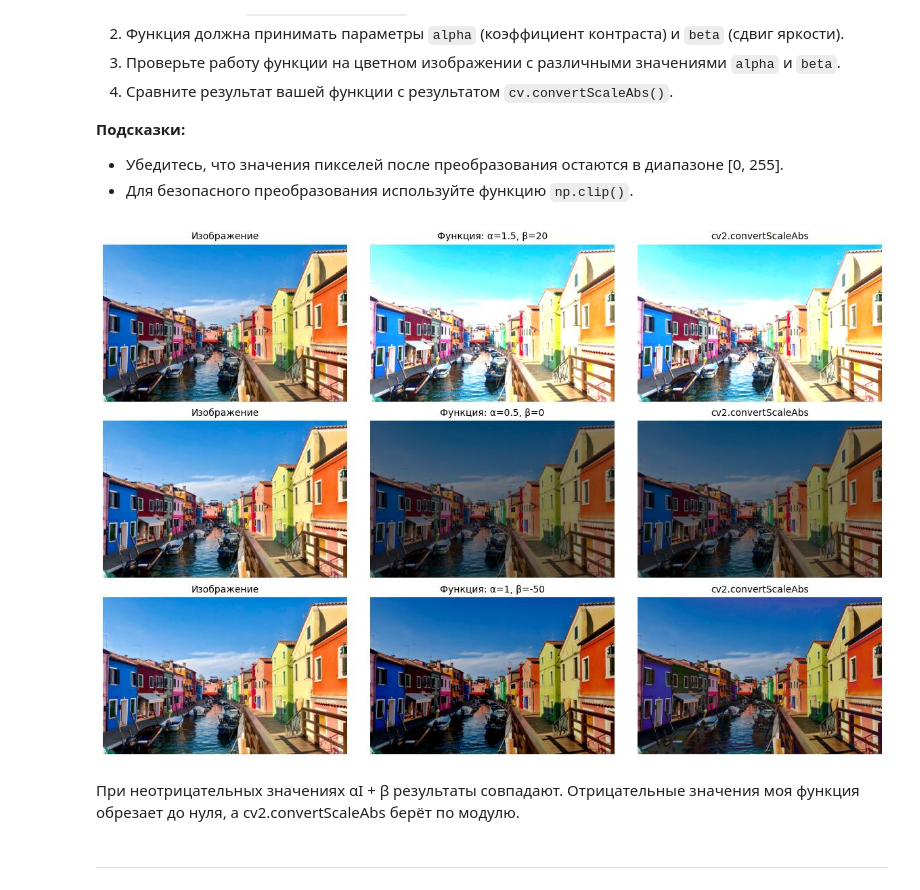
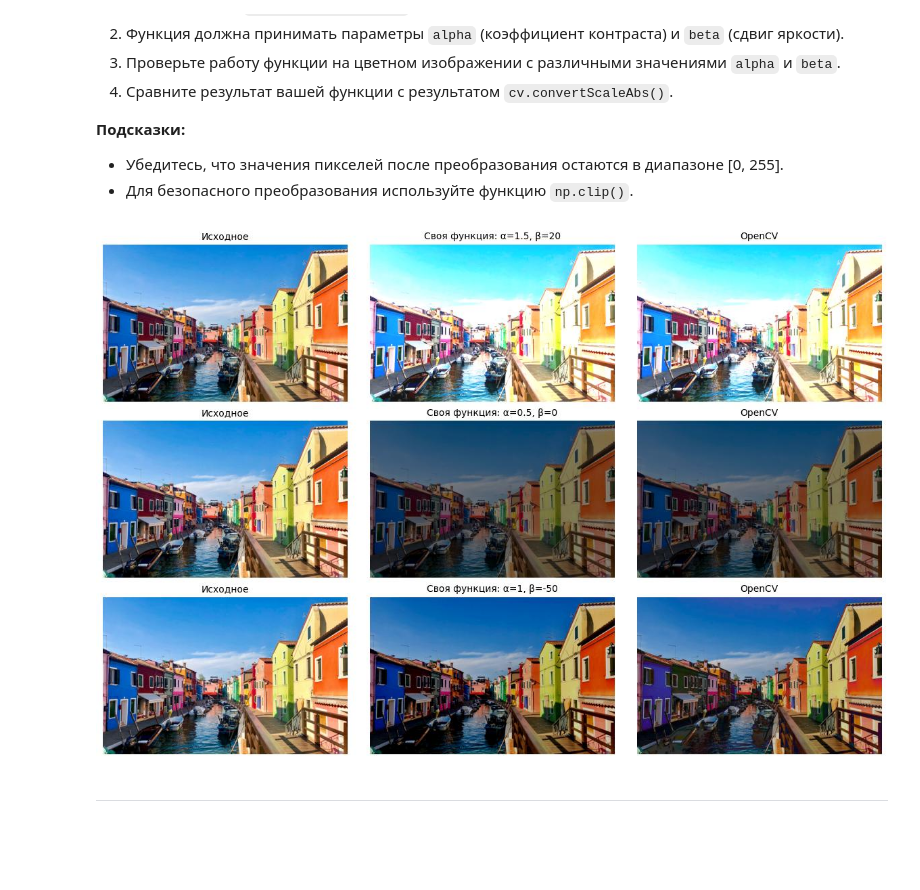
Before and after one commit to German121/image_processing, a Jupyter notebook: Задание 2/2.ipynb, the cells around one changed output. Saved outputs shown, nothing was run; the diff lists cells and outputs as text; code cells hidden in the pictures; blank space fills up the shorter version.

```diff
--- a/Задание 2/2.ipynb
+++ b/Задание 2/2.ipynb
@@ -163,27 +163,25 @@ x1 y1 x2 y2: 160 100 720 500
 # %%
 def change_brightness_contrast(image, alpha=1.0, beta=0):
     result = image.astype(np.float32) * alpha + beta
     return np.clip(np.rint(result), 0, 255).astype(np.uint8)
 
 
 settings = [(1.5, 20), (0.5, 0), (1.0, -50)]
 fig, axes = plt.subplots(3, 3, figsize=(12, 8))
 for row, (alpha, beta) in enumerate(settings):
     own = change_brightness_contrast(city, alpha, beta)
     opencv = cv2.convertScaleAbs(city, alpha=alpha, beta=beta)
     images = [city, own, opencv]
-    titles = ['Изображение', f'Функция: α={alpha:g}, β={beta:g}', 'cv2.convertScaleAbs']
+    titles = ['Исходное', f'Своя функция: α={alpha:g}, β={beta:g}', 'OpenCV']
     for ax, image, title in zip(axes[row], images, titles):
         ax.imshow(cv2.cvtColor(image, cv2.COLOR_BGR2RGB))
         ax.set_title(title, fontsize=10)
         ax.axis('off')
 fig.tight_layout()
 plt.show()
 plt.close(fig)
 # %% [output]
-[figure, old version]
+[figure, new version]
-# %% [markdown]
-При неотрицательных значениях αI + β результаты совпадают. Отрицательные значения моя функция обрезает до нуля, а cv2.convertScaleAbs берёт по модулю.
 # %% [markdown]
 ---
 # %% [markdown]
```
Also changed, not shown: parts of 16 cells of this notebook.
